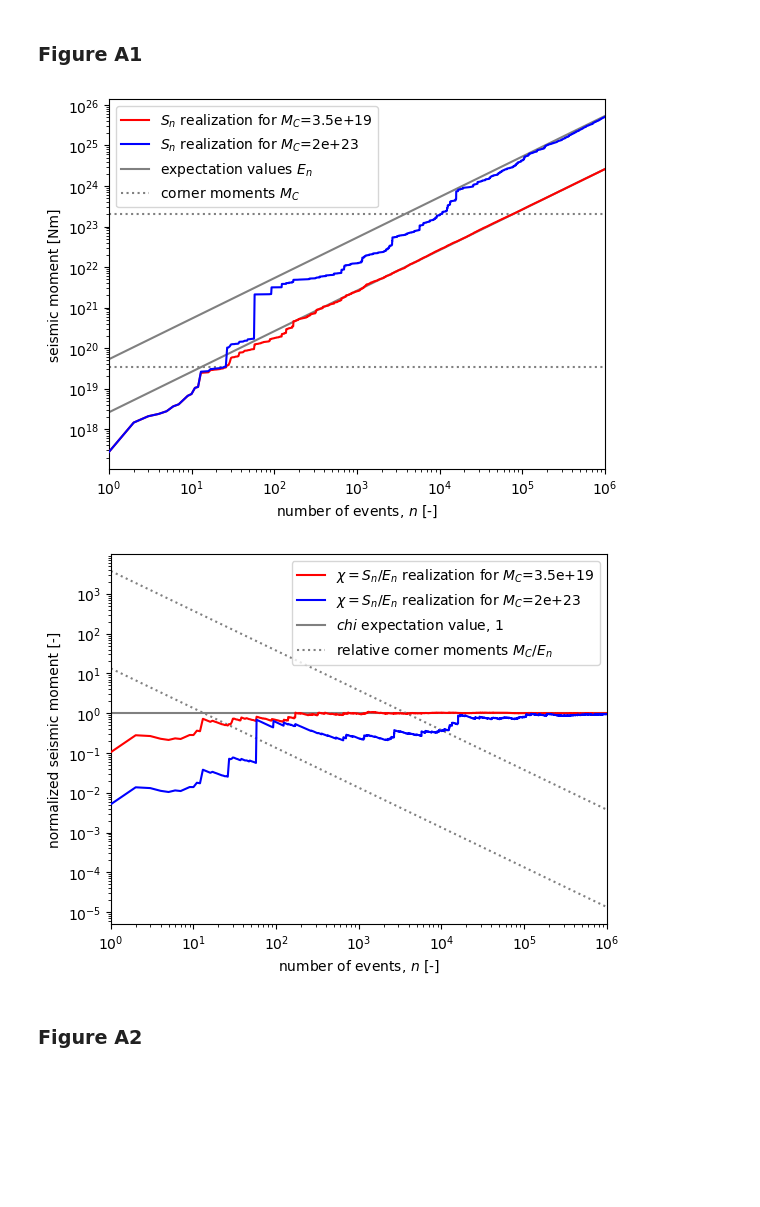
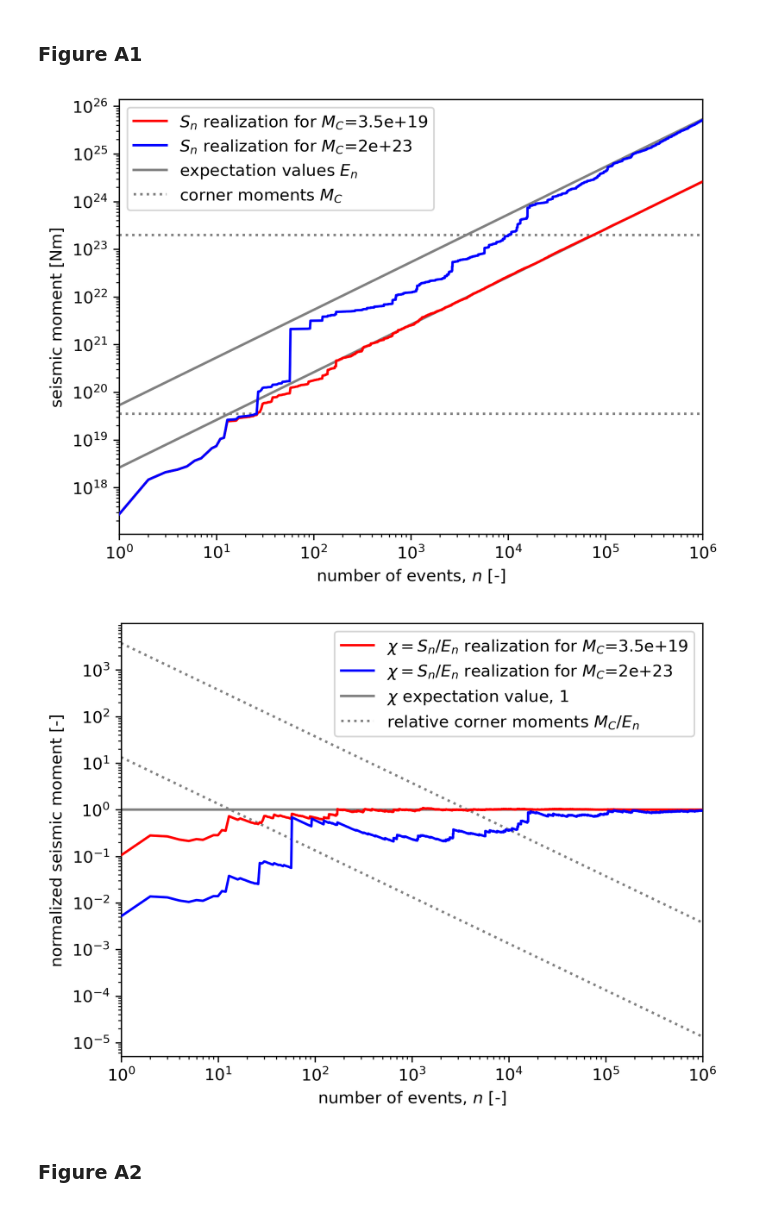
Before and after one commit to TNO/tapered-pareto, a Jupyter notebook: notebooks/2024-KZK.ipynb, the cells around one changed output. Saved outputs shown, nothing was run; the diff lists cells and outputs as text; code cells hidden in the pictures; blank space fills up the shorter version.

```diff
--- a/notebooks/2024-KZK.ipynb
+++ b/notebooks/2024-KZK.ipynb
@@ -17,3 +13,6 @@ Hosting the HTTP server on port 43121 instead
+# %%
+plt.rcParams["figure.dpi"] = 300
+plt.rcParams["savefig.dpi"] = 300
 # %% [markdown]
 ## Cumulative sums - Figures A1-A3
 # %% [markdown]
@@ -119,39 +118,39 @@ plt.axhline(
 )
 _ = plt.legend(loc="best")
 # %% [output]
-[figure, old version]
+[figure, new version]
 # %%
 fig, ax = plt.subplots()
 ax.set_xlim(count[0], count[-1])
 ax.set_ylabel("normalized seismic moment [-]")
 ax.set_xlabel("number of events, $n$ [-]")
 plt.loglog(
     count,
     moment_samples_red / ref_red,
     color="red",
     label=f"$\chi=S_n/E_n$ realization for $M_C$={M_C_red}",
     zorder=10,
 )
 plt.loglog(
     count,
     moment_samples_blue / ref_blue,
     color="blue",
     label=f"$\chi=S_n/E_n$ realization for $M_C$={M_C_blue}",
     zorder=10,
 )
-plt.axhline(1, color="grey", label="$chi$ expectation value, 1", zorder=0)
+plt.axhline(1, color="grey", label="$\chi$ expectation value, 1", zorder=0)
 plt.loglog(count, M_C_blue / ref_blue, color="grey", linestyle=":", zorder=0)
 plt.loglog(
     count,
     M_C_red / ref_red,
     color="grey",
     linestyle=":",
     label="relative corner moments $M_C/E_n$",
     zorder=0,
 )
 _ = plt.legend(loc="best")
 # %% [output]
-[figure, old version]
+[figure, new version]
 # %% [markdown]
 ### Figure A2
 # %%
```
Also changed, not shown: parts of 6 cells of this notebook, 3 other files.
